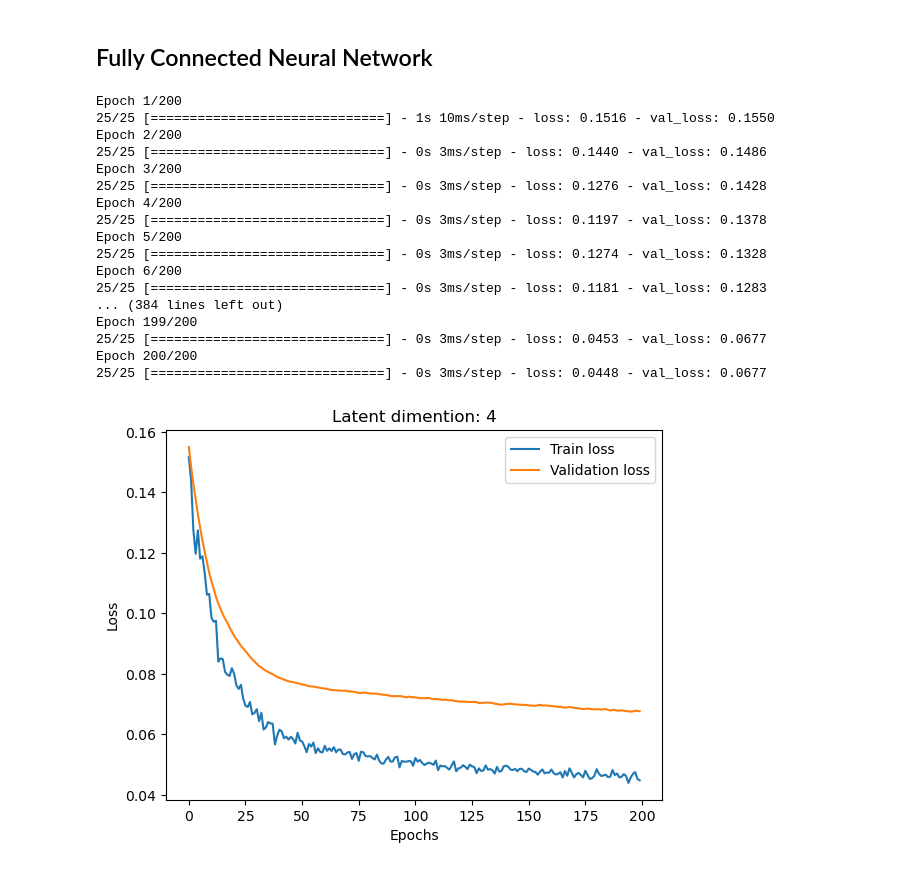
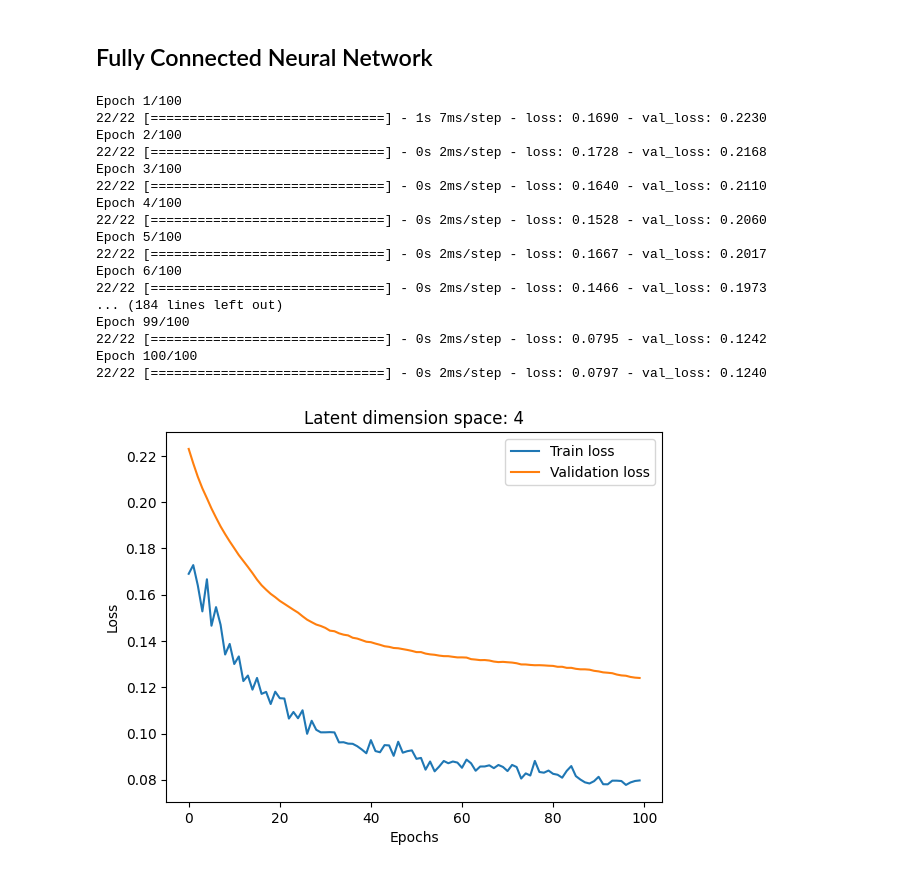
Before and after one commit to zzhuqshun/ML-for-dynamical-system, a Jupyter notebook: Autoencoder.ipynb, the cells around one changed output. Cells and saved outputs as stored; diff of their text form; code cells hidden in the pictures.

```diff
--- a/Autoencoder.ipynb
+++ b/Autoencoder.ipynb
@@ -113,7 +132,9 @@ for i in range(conditions.shape[1]):
 # Wall Temperature (373 or None)
 
 # Data split
+
 train_data, test_data, label_train, label_test = train_test_split(Qdot, df, test_size = 0.15, shuffle=True)
+train_data, val_data, label_train, label_val = train_test_split(train_data, label_train, test_size = 0.15, shuffle=True)
 # %% [output]
 (239, 75, 300)
 (239, 4)
@@ -212,7 +274,7 @@ class Autoencoder(tf.keras.Model):
     return decoded
 
 
-latent_dim = 4
+latent_dim = 8
 autoencoder = Autoencoder(latent_dim)
 autoencoder.compile(optimizer = tf.keras.optimizers.Adam(learning_rate = 1e-4), loss='mse')
 
@@ -244,6 +288,6 @@ _________________________________________________________________
 # Model Training
 early_stopping = tf.keras.callbacks.EarlyStopping(monitor='val_loss', patience=10, restore_best_weights=True)
 
-hist = autoencoder.fit(train_data, train_data,epochs=200,batch_size = 4,
+hist = autoencoder.fit(train_data, train_data, epochs=100, batch_size = 2,
                        validation_data=(test_data, test_data), callbacks=[early_stopping])
 # %% [output]
@@ -330,40 +374,40 @@ encoded_train = autoencoder.encoder(train_data).numpy()
 encoded_train = encoded_train/np.max(encoded_train)
 encoded_test = encoded_test/np.max(encoded_test)
 
-hist_mapping = mapping.fit(label_train, encoded_train, epochs=200, batch_size=8,validation_data=(label_test,encoded_test))
+hist_mapping = mapping.fit(label_train, encoded_train, epochs=100, batch_size=8,validation_data=(label_test,encoded_test))
 # %% [output]
-Epoch 1/200
-25/25 [==============================] - 1s 10ms/step - loss: 0.1516 - val_loss: 0.1550
-Epoch 2/200
-25/25 [==============================] - 0s 3ms/step - loss: 0.1440 - val_loss: 0.1486
-Epoch 3/200
-25/25 [==============================] - 0s 3ms/step - loss: 0.1276 - val_loss: 0.1428
-Epoch 4/200
-25/25 [==============================] - 0s 3ms/step - loss: 0.1197 - val_loss: 0.1378
-Epoch 5/200
-25/25 [==============================] - 0s 3ms/step - loss: 0.1274 - val_loss: 0.1328
-Epoch 6/200
-25/25 [==============================] - 0s 3ms/step - loss: 0.1181 - val_loss: 0.1283
-... (384 lines left out)
-Epoch 199/200
-25/25 [==============================] - 0s 3ms/step - loss: 0.0453 - val_loss: 0.0677
-Epoch 200/200
-25/25 [==============================] - 0s 3ms/step - loss: 0.0448 - val_loss: 0.0677
+Epoch 1/100
+22/22 [==============================] - 1s 7ms/step - loss: 0.1690 - val_loss: 0.2230
+Epoch 2/100
+22/22 [==============================] - 0s 2ms/step - loss: 0.1728 - val_loss: 0.2168
+Epoch 3/100
+22/22 [==============================] - 0s 2ms/step - loss: 0.1640 - val_loss: 0.2110
+Epoch 4/100
+22/22 [==============================] - 0s 2ms/step - loss: 0.1528 - val_loss: 0.2060
+Epoch 5/100
+22/22 [==============================] - 0s 2ms/step - loss: 0.1667 - val_loss: 0.2017
+Epoch 6/100
+22/22 [==============================] - 0s 2ms/step - loss: 0.1466 - val_loss: 0.1973
+... (184 lines left out)
+Epoch 99/100
+22/22 [==============================] - 0s 2ms/step - loss: 0.0795 - val_loss: 0.1242
+Epoch 100/100
+22/22 [==============================] - 0s 2ms/step - loss: 0.0797 - val_loss: 0.1240
 # %%
 loss_map = hist_mapping.history['loss']
 val_loss_map = hist_mapping.history['val_loss']
 
 # plt.semilogy(loss, label ='Train loss')
 # plt.semilogy(val_loss, label = 'Validation loss')
 plt.plot(loss_map, label ='Train loss')
 plt.plot(val_loss_map, label = 'Validation loss')
 plt.xlabel('Epochs')
 plt.ylabel('Loss')
-plt.title(f'Latent dimention: {latent_dim}')
+plt.title(f'Latent dimension space: {latent_dim}')
 plt.legend()
 plt.show()
 # %% [output]
-[figure, old version]
+[figure, new version]
 # %%
 # new_params = []
 
```
Also changed, not shown: parts of 11 cells of this notebook, 2 other files.
